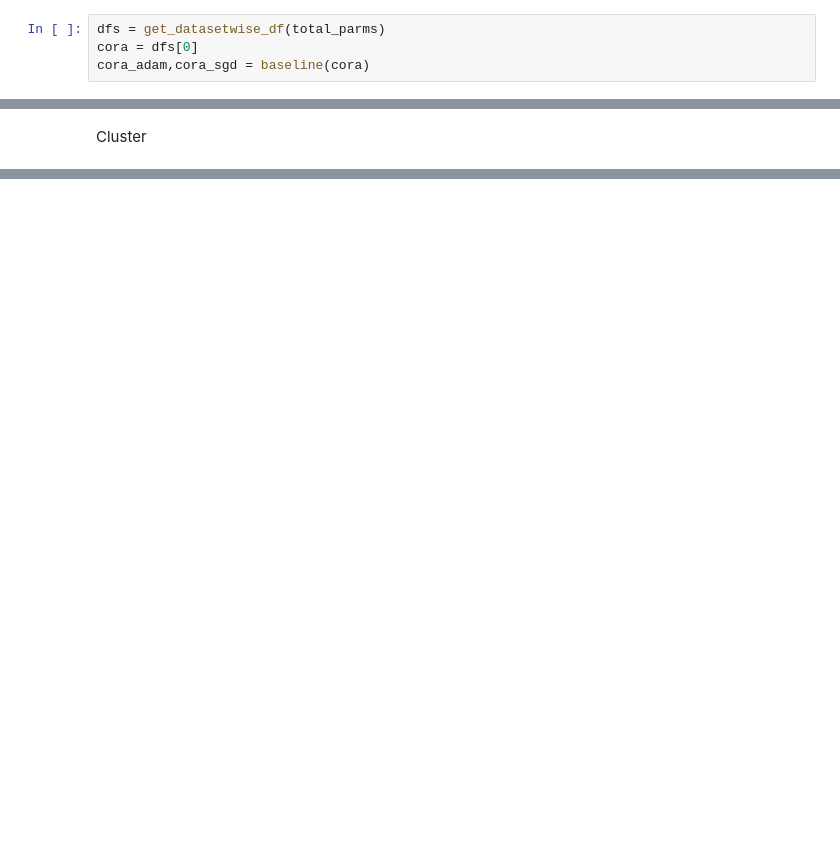
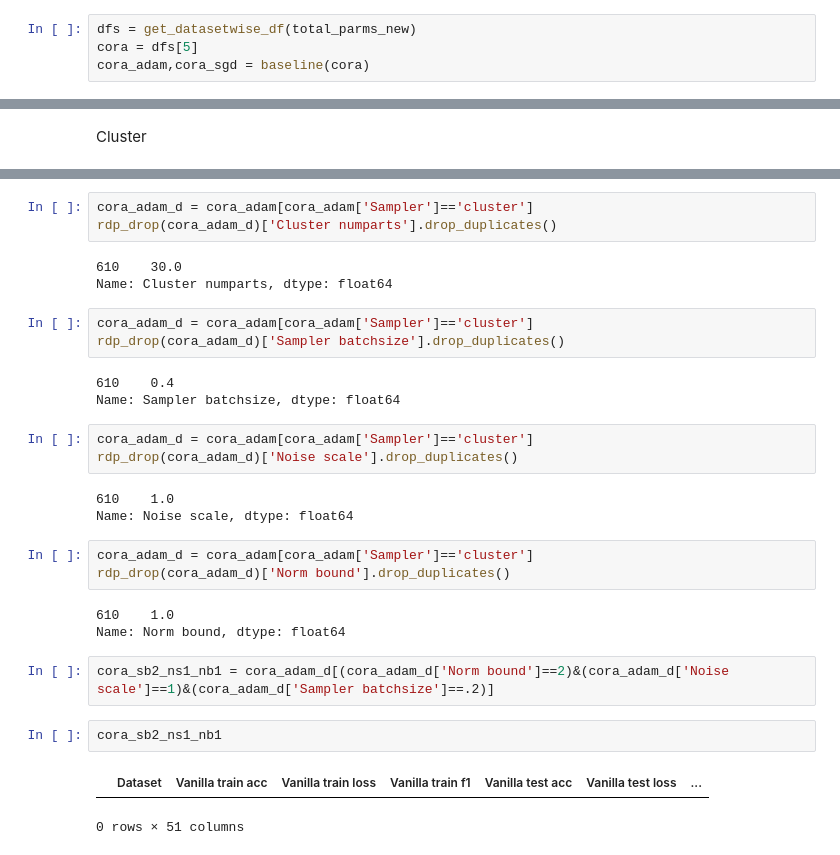
Before and after one commit to Jean-Yifan-Sun/my_DPGCN, a Jupyter notebook: analyse_rdp.ipynb, the cells around one changed output, grey strips where cells are left out. Cells and saved outputs as stored; diff of their text form; blank space fills up the shorter version.

```diff
--- a/analyse_rdp.ipynb
+++ b/analyse_rdp.ipynb
@@ -69,6 +69,6 @@ Index(['Dataset', 'Vanilla train acc', 'Vanilla train loss',
 # %% [markdown]
 'cora','citeseer','pubmed','computers','photo','cs','physics','reddit','github','flickr','lastfmasia'
 # %%
-dfs = get_datasetwise_df(total_parms)
-cora = dfs[0]
+dfs = get_datasetwise_df(total_parms_new)
+cora = dfs[5]
 cora_adam,cora_sgd = baseline(cora)
@@ -85 +164,32 @@ cora_adam['Sampler'].drop_duplicates()
 Name: Sampler, dtype: object
+# %%
+cora_adam_d = cora_adam[cora_adam['Sampler']=='cluster']
+rdp_drop(cora_adam_d)['Cluster numparts'].drop_duplicates()
+# %% [output]
+610    30.0
+Name: Cluster numparts, dtype: float64
+# %%
+cora_adam_d = cora_adam[cora_adam['Sampler']=='cluster']
+rdp_drop(cora_adam_d)['Sampler batchsize'].drop_duplicates()
+# %% [output]
+610    0.4
+Name: Sampler batchsize, dtype: float64
+# %%
+cora_adam_d = cora_adam[cora_adam['Sampler']=='cluster']
+rdp_drop(cora_adam_d)['Noise scale'].drop_duplicates()
+# %% [output]
+610    1.0
+Name: Noise scale, dtype: float64
+# %%
+cora_adam_d = cora_adam[cora_adam['Sampler']=='cluster']
+rdp_drop(cora_adam_d)['Norm bound'].drop_duplicates()
+# %% [output]
+610    1.0
+Name: Norm bound, dtype: float64
+# %%
+cora_sb2_ns1_nb1 = cora_adam_d[(cora_adam_d['Norm bound']==2)&(cora_adam_d['Noise scale']==1)&(cora_adam_d['Sampler batchsize']==.2)]
+# %%
+cora_sb2_ns1_nb1
+# %% [output]
+|  | Dataset | Vanilla train acc | Vanilla train loss | Vanilla train f1 | Vanilla test acc | Vanilla test loss | ... |
+0 rows × 51 columns
```
Also changed, not shown: parts of 15 cells of this notebook, 46 other files.
